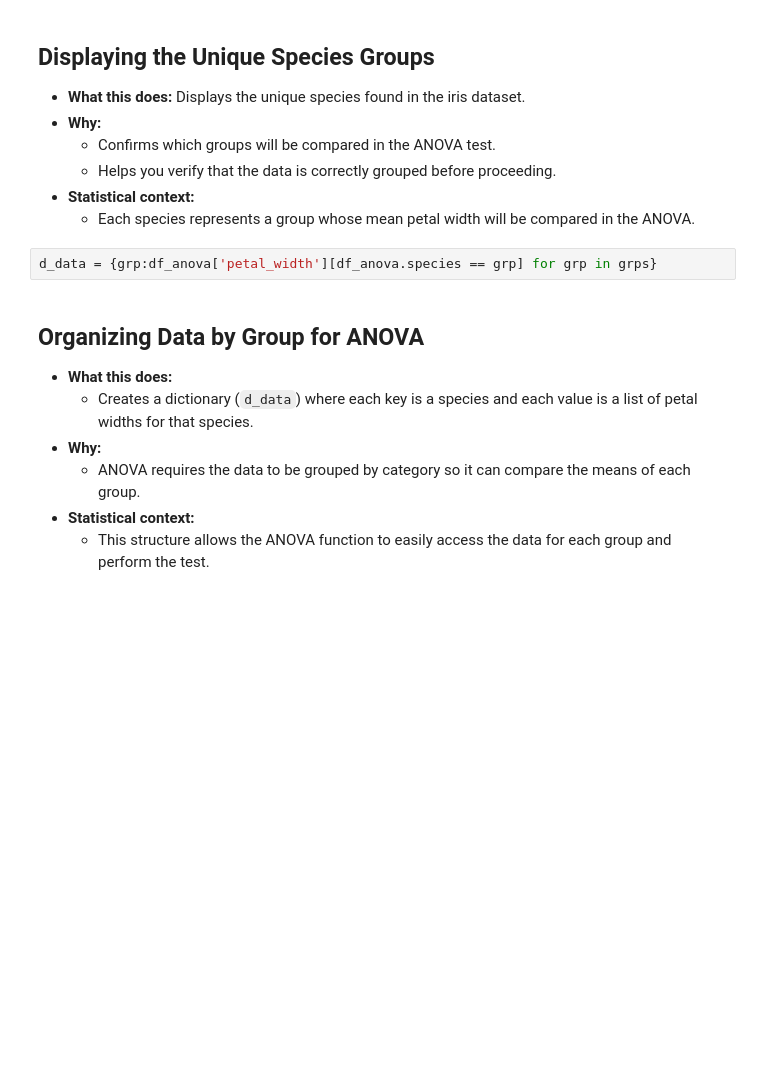
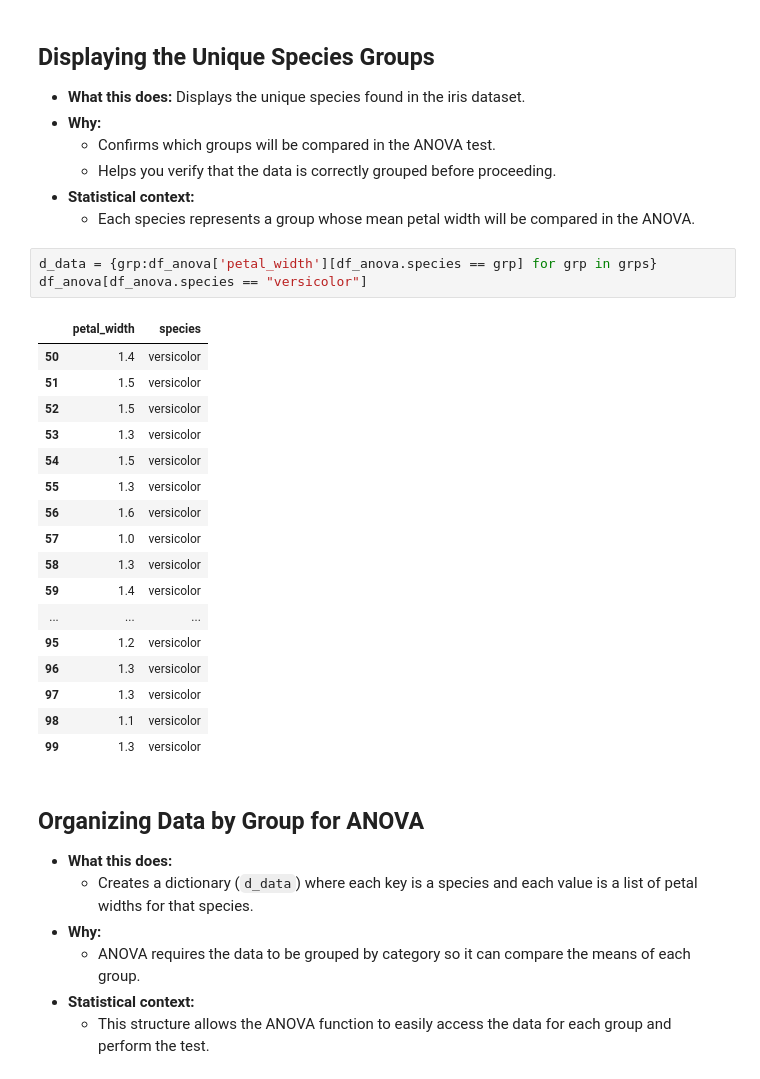
Before and after one commit to Haidar440/Data_Science, a Jupyter notebook: Statistics/T-test-an-Correlation-using-python-master/Hypothesis_Testing.ipynb, the cells around one changed output. Drawn from its saved outputs; the diff is of its cells as text; blank space fills up the shorter version.

```diff
--- a/Statistics/T-test-an-Correlation-using-python-master/Hypothesis_Testing.ipynb
+++ b/Statistics/T-test-an-Correlation-using-python-master/Hypothesis_Testing.ipynb
@@ -690,6 +707,25 @@ array(['setosa', 'versicolor', 'virginica'], dtype=object)
   - Each species represents a group whose mean petal width will be compared in the ANOVA.
 # %%
 d_data = {grp:df_anova['petal_width'][df_anova.species == grp] for grp in grps}
+df_anova[df_anova.species == "versicolor"]
+# %% [output]
+|  | petal_width | species |
+| 50 | 1.4 | versicolor |
+| 51 | 1.5 | versicolor |
+| 52 | 1.5 | versicolor |
+| 53 | 1.3 | versicolor |
+| 54 | 1.5 | versicolor |
+| 55 | 1.3 | versicolor |
+| 56 | 1.6 | versicolor |
+| 57 | 1.0 | versicolor |
+| 58 | 1.3 | versicolor |
+| 59 | 1.4 | versicolor |
+| ... | ... | ... |
+| 95 | 1.2 | versicolor |
+| 96 | 1.3 | versicolor |
+| 97 | 1.3 | versicolor |
+| 98 | 1.1 | versicolor |
+| 99 | 1.3 | versicolor |
 # %% [markdown]
 ## Organizing Data by Group for ANOVA
 - **What this does:**
```
Also changed, not shown: parts of 6 cells of this notebook.
